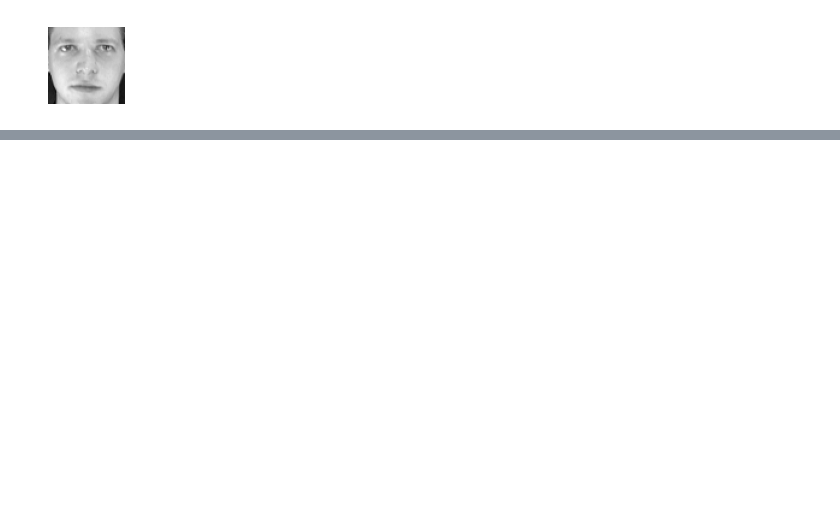
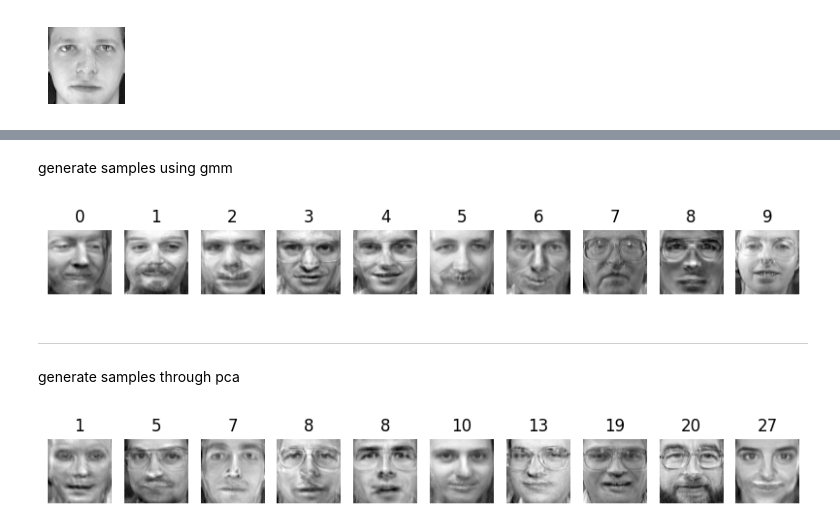
Before and after one commit to bu-bu-xxx/machine-learning-notebook, a Jupyter notebook: code/08_unsupervised_learning.ipynb, the cells around one changed output, grey strips where cells are left out. Drawn from its saved outputs; the diff is of its cells as text; code cells hidden in the pictures; blank space fills up the shorter version.

```diff
--- a/code/08_unsupervised_learning.ipynb
+++ b/code/08_unsupervised_learning.ipynb
@@ -236,0 +215,19 @@ KeyboardInterrupt:
+# %%
+samples = gmm.sample(n_samples=10)
+# %% [markdown]
+generate samples using gmm
+# %%
+from matplotlib import pyplot as plt
+
+plt.figure(figsize=(10, 6))
+for i in range(samples[0].shape[0]):
+    plt.subplot(1, samples[0].shape[0], i+1)
+    plt.imshow(samples[0][i, :].reshape(64, 64), cmap='gray')
+    plt.axis('off')
+    plt.title(i)
+plt.show()
+# %% [output]
+[figure, added]
+# %% [markdown]
+-----------------------------
+generate samples through pca
@@ -236,0 +243,13 @@ KeyboardInterrupt:
+# %%
+pca_samples, pca_labels = gmm_pca.sample(n_samples=10)
+pca_samples = pca.inverse_transform(pca_samples)
+
+plt.figure(figsize=(10, 10))
+for i in range(10):
+    plt.subplot(1, 10, i+1)
+    plt.imshow(pca_samples[i, :].reshape(64, 64), cmap='gray')
+    plt.axis('off')
+    plt.title(pca_labels[i])
+plt.show()
+# %% [output]
+[figure, added]
```
Also changed, not shown: parts of 5 cells of this notebook.
